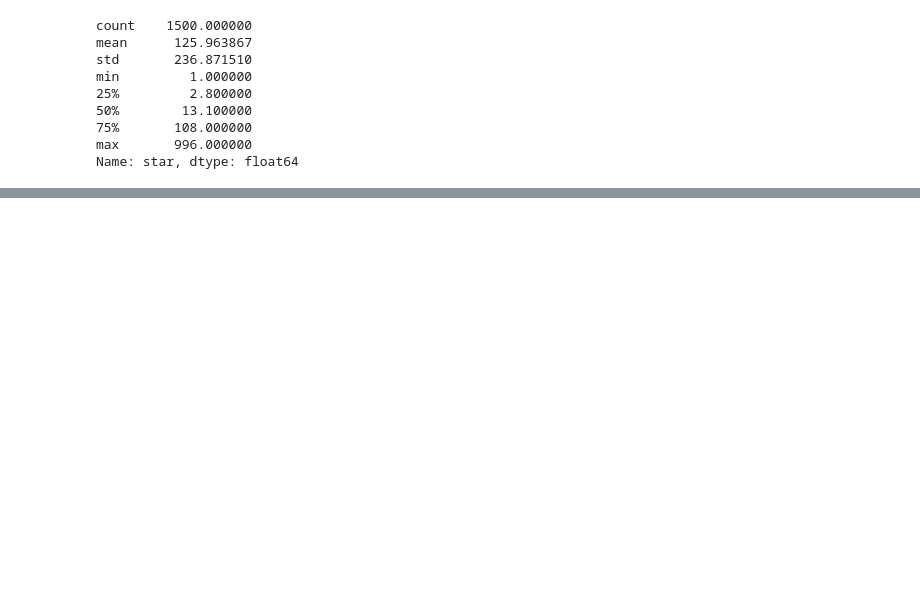
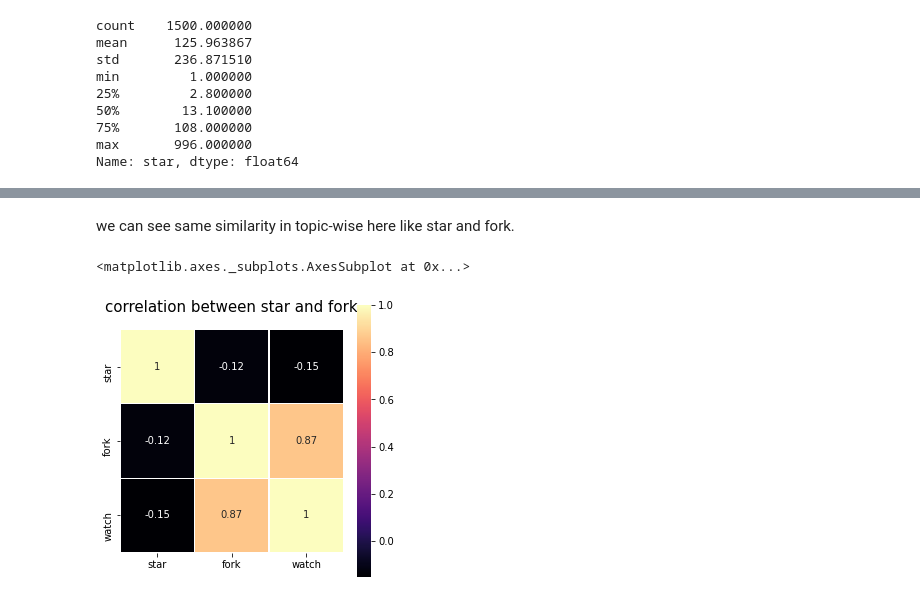
Before and after one commit to Preeti-sahani/ShapeAI_Internship_Project, a Jupyter notebook: Github_Repos.ipynb, the cells around one changed output, grey strips where cells are left out. Cells and saved outputs as stored; diff of their text form; code cells hidden in the pictures; blank space fills up the shorter version.

```diff
--- a/Github_Repos.ipynb
+++ b/Github_Repos.ipynb
@@ -104,0 +166,4 @@ Average rating of repos- 13,000 stars
+# %%
+Github_df["projects"].fillna(method='ffill', inplace = True)
+Github_df["discription_url"].fillna(method='ffill', inplace = True)
+Github_df["discription_text"].fillna(method='ffill', inplace = True)
@@ -104,0 +211,6 @@ Average rating of repos- 13,000 stars
+# %%
+#Repository Fork distribution¶
+Github_df['fork'] = Github_df['fork'].astype(float)
+fork_topicwise = Github_df.groupby('topic').sum()['fork']
+fig = px.bar(fork_topicwise,x=fork_topicwise.index,y="fork",color=fork_topicwise.index)
+fig.show()
@@ -104,0 +221,6 @@ Average rating of repos- 13,000 stars
+# %%
+#Repository star distribution topic wise
+Github_df['star'] = Github_df['star'].astype(float)
+star_topicwise = Github_df.groupby('topic').sum()['star']
+fig = px.bar(star_topicwise,x=star_topicwise.index,y="star",color=star_topicwise.index)
+fig.show()
@@ -104,0 +237,6 @@ Average rating of repos- 13,000 stars
+# %%
+#Repository watch distribution¶
+Github_df['watch'] = Github_df['watch'].astype(float)
+watch_topicwise = Github_df.groupby('topic').sum()['watch']
+fig = px.bar(watch_topicwise,x=watch_topicwise.index,y="watch",color=watch_topicwise.index)
+fig.show()
@@ -104,0 +245,11 @@ Average rating of repos- 13,000 stars
+# %% [markdown]
+we can see same similarity in topic-wise here like star and fork.
+# %%
+colormap = plt.cm.magma
+plt.figure(figsize=(5,5))
+plt.title('correlation between star and fork', y=1.05, size=15)
+sns.heatmap(Github_df[['star','fork','watch']].corr(),linewidths=0.1,vmax=1.0, square=True,
+            cmap=colormap, linecolor='white', annot=True)
+# %% [output]
+<matplotlib.axes._subplots.AxesSubplot at 0x...>
+[figure, added]
```
Also changed, not shown: parts of 49 cells of this notebook.
